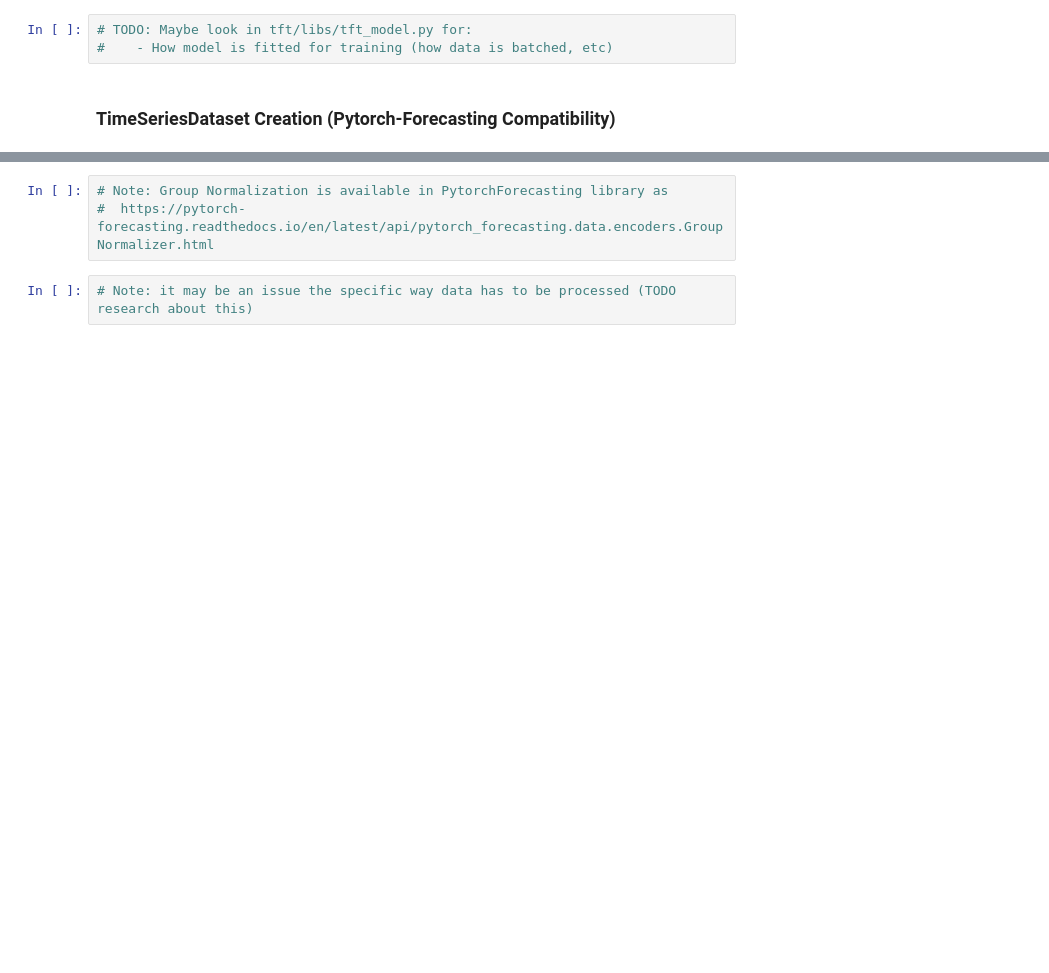
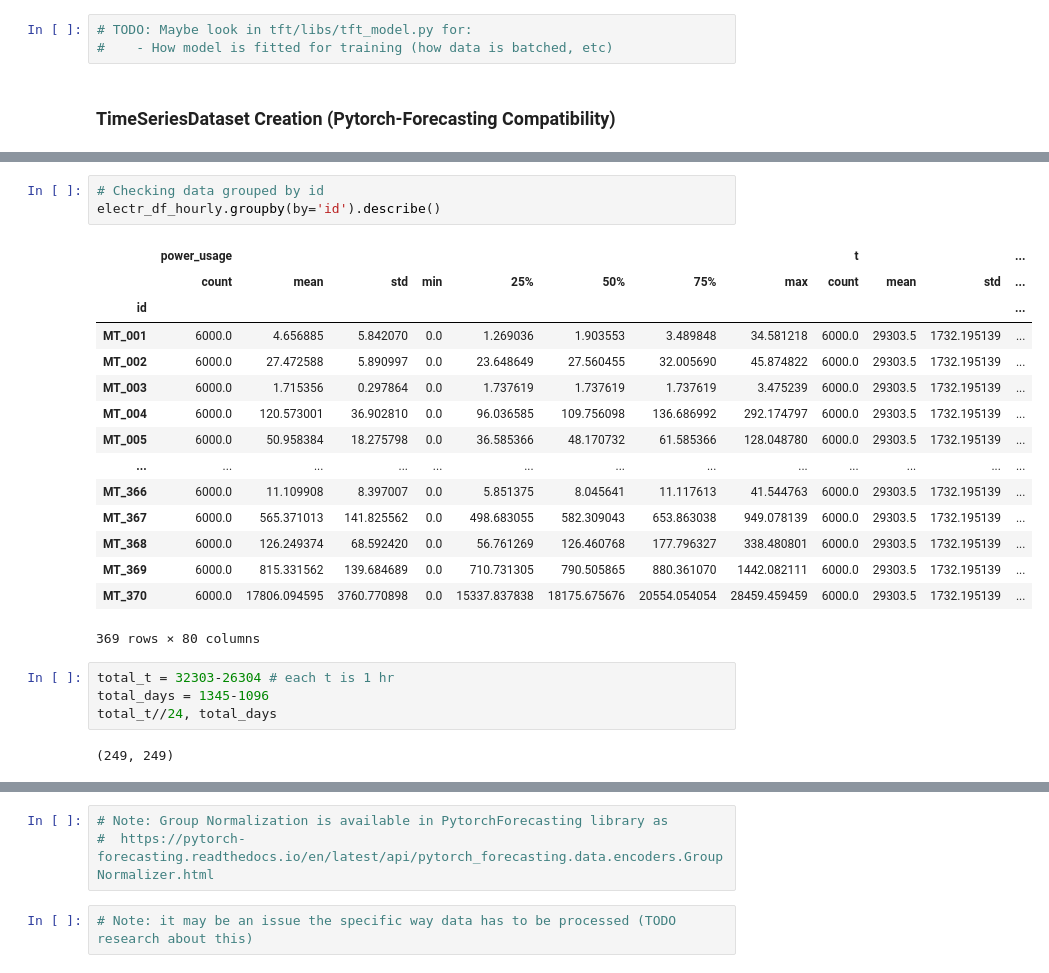
Before and after one commit to andresC98/TSF_Transformers_TFM, a Jupyter notebook: code_notebooks/[TFM] Benchmark Datasets Retrieval, Aggregation and Formatting.ipynb, the cells around one changed output, grey strips where cells are left out. Drawn from its saved outputs; the diff is of its cells as text; blank space fills up the shorter version.

Commit message:
Started TimeSeriesDataset object declaration for Electricity Data

```diff
--- a/code_notebooks/[TFM] Benchmark Datasets Retrieval, Aggregation and Formatting.ipynb
+++ b/code_notebooks/[TFM] Benchmark Datasets Retrieval, Aggregation and Formatting.ipynb
@@ -273,0 +302,25 @@ TODO:
+# %%
+# Checking data grouped by id
+electr_df_hourly.groupby(by='id').describe()
+# %% [output]
+|  | power_usage |  |  |  |  |  |  |  | t |  |  | ... |
+|  | count | mean | std | min | 25% | 50% | 75% | max | count | mean | std | ... |
+| id |  |  |  |  |  |  |  |  |  |  |  | ... |
+| MT_001 | 6000.0 | 4.656885 | 5.842070 | 0.0 | 1.269036 | 1.903553 | 3.489848 | 34.581218 | 6000.0 | 29303.5 | 1732.195139 | ... |
+| MT_002 | 6000.0 | 27.472588 | 5.890997 | 0.0 | 23.648649 | 27.560455 | 32.005690 | 45.874822 | 6000.0 | 29303.5 | 1732.195139 | ... |
+| MT_003 | 6000.0 | 1.715356 | 0.297864 | 0.0 | 1.737619 | 1.737619 | 1.737619 | 3.475239 | 6000.0 | 29303.5 | 1732.195139 | ... |
+| MT_004 | 6000.0 | 120.573001 | 36.902810 | 0.0 | 96.036585 | 109.756098 | 136.686992 | 292.174797 | 6000.0 | 29303.5 | 1732.195139 | ... |
+| MT_005 | 6000.0 | 50.958384 | 18.275798 | 0.0 | 36.585366 | 48.170732 | 61.585366 | 128.048780 | 6000.0 | 29303.5 | 1732.195139 | ... |
+| ... | ... | ... | ... | ... | ... | ... | ... | ... | ... | ... | ... | ... |
+| MT_366 | 6000.0 | 11.109908 | 8.397007 | 0.0 | 5.851375 | 8.045641 | 11.117613 | 41.544763 | 6000.0 | 29303.5 | 1732.195139 | ... |
+| MT_367 | 6000.0 | 565.371013 | 141.825562 | 0.0 | 498.683055 | 582.309043 | 653.863038 | 949.078139 | 6000.0 | 29303.5 | 1732.195139 | ... |
+| MT_368 | 6000.0 | 126.249374 | 68.592420 | 0.0 | 56.761269 | 126.460768 | 177.796327 | 338.480801 | 6000.0 | 29303.5 | 1732.195139 | ... |
+| MT_369 | 6000.0 | 815.331562 | 139.684689 | 0.0 | 710.731305 | 790.505865 | 880.361070 | 1442.082111 | 6000.0 | 29303.5 | 1732.195139 | ... |
+| MT_370 | 6000.0 | 17806.094595 | 3760.770898 | 0.0 | 15337.837838 | 18175.675676 | 20554.054054 | 28459.459459 | 6000.0 | 29303.5 | 1732.195139 | ... |
+369 rows × 80 columns
+# %%
+total_t = 32303-26304 # each t is 1 hr
+total_days = 1345-1096
+total_t//24, total_days
+# %% [output]
+(249, 249)
```
Also changed, not shown: parts of 24 cells of this notebook.
